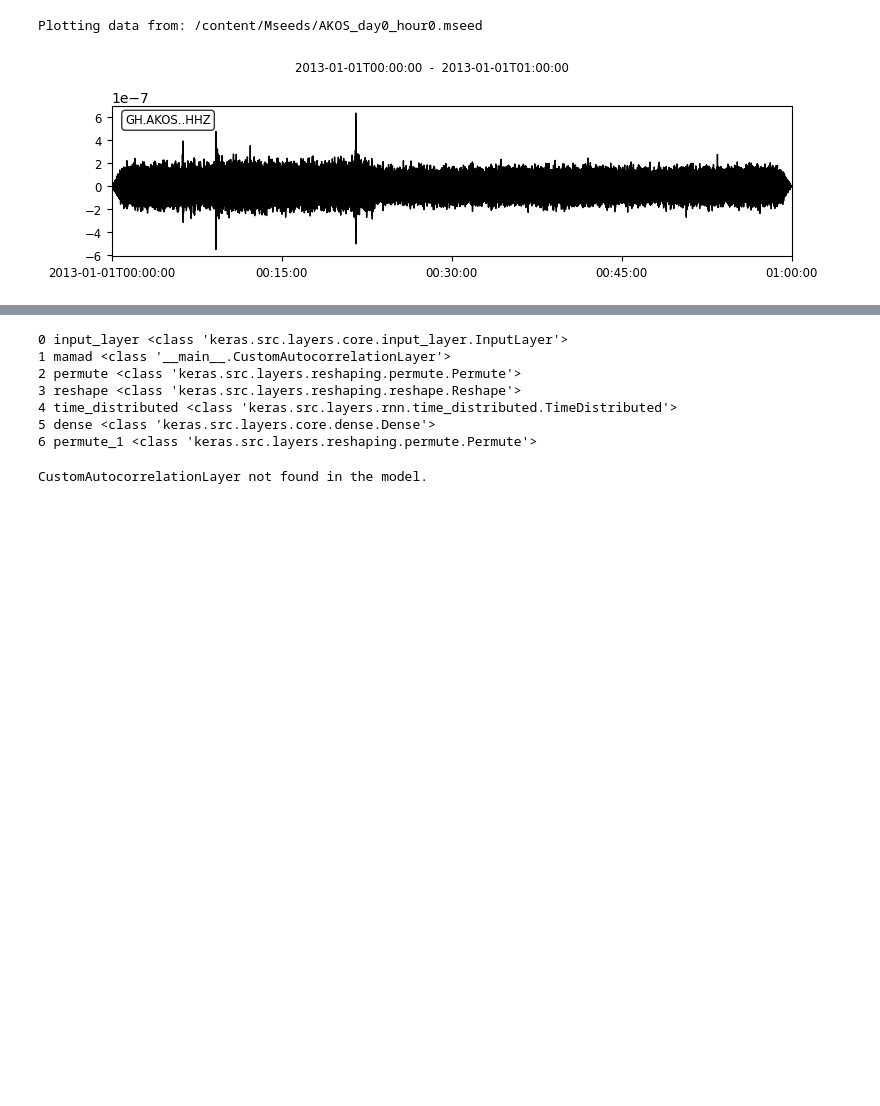
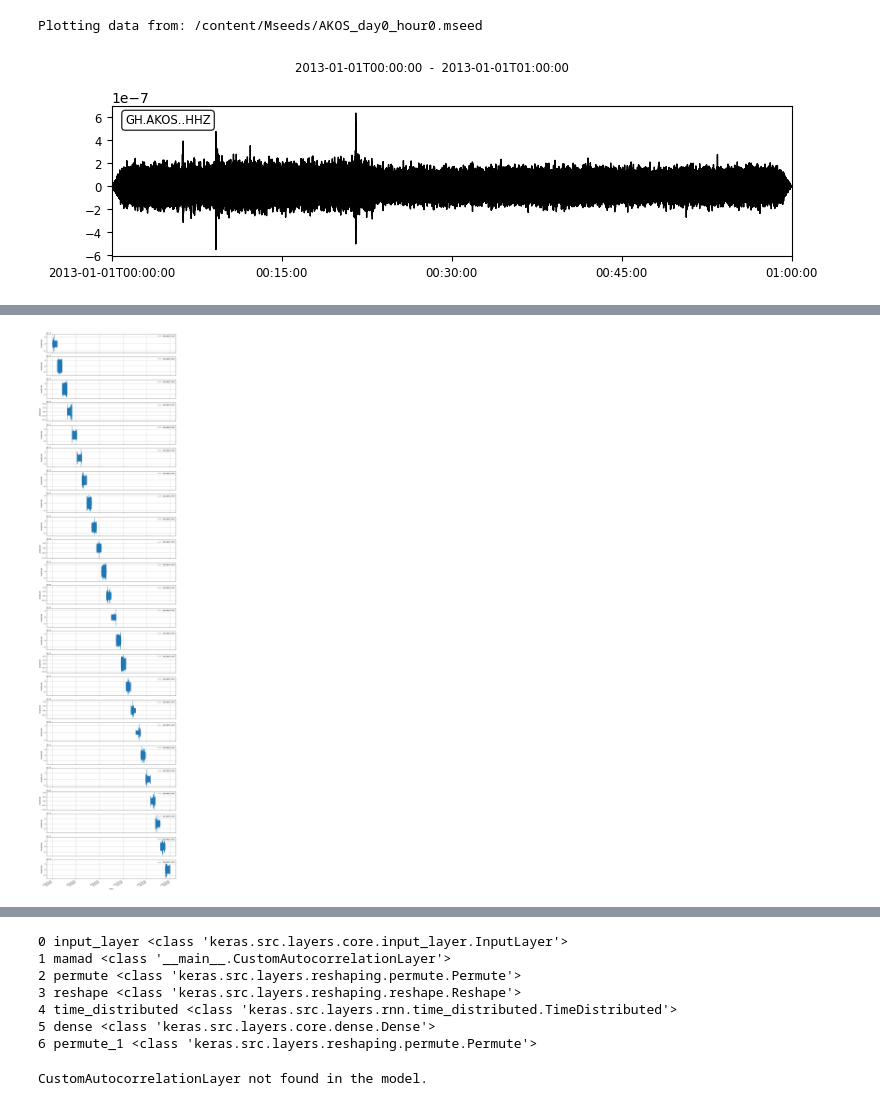
Before and after one commit to Mahdi-Miri/Signal_Proccesing, a Jupyter notebook: Signal_Proccesing.ipynb, the cells around one changed output, grey strips where cells are left out. Drawn from its saved outputs; the diff is of its cells as text; code cells hidden in the pictures; blank space fills up the shorter version.

```diff
--- a/Signal_Proccesing.ipynb
+++ b/Signal_Proccesing.ipynb
@@ -544,0 +545,76 @@ Plotting combined data...
+# %%
+# Import necessary libraries
+import glob
+from obspy import read
+import os
+import matplotlib.pyplot as plt
+import matplotlib.dates as mdates
+import re # Import the regular expression module for natural sorting
+
+# === STEP 1: DEFINE THE NATURAL SORTING FUNCTION ===
+# This function will be used as the key for sorting the file list.
+# It splits a filename into text and number parts, allowing for a natural sort.
+def natural_sort_key(s):
+    return [int(text) if text.isdigit() else text.lower()
+            for text in re.split('([0-9]+)', s)]
+
+# Define the directory containing the mseed files
+mseed_directory = "/content/Mseeds"
+
+# === STEP 2: FIND AND SORT FILES USING THE NEW KEY ===
+# Find all .mseed files in the directory
+all_files = glob.glob(os.path.join(mseed_directory, "*.mseed"))
+
+# Sort the files using our custom natural_sort_key
+mseed_files = sorted(all_files, key=natural_sort_key)
+
+# Check if any files were found
+if not mseed_files:
+    print(f"No .mseed files found in {mseed_directory}")
+else:
+    streams_to_plot = []
+    print(f"Reading {len(mseed_files)} mseed files from {mseed_directory} in the following order:")
+    # Optional: Print the sorted file order to verify
+    for f in mseed_files:
+        print(f"  - {os.path.basename(f)}")
+
+    for mseed_file in mseed_files:
+        try:
+            st = read(mseed_file)
+            streams_to_plot.append(st)
+        except Exception as e:
+            print(f"Error reading file {mseed_file}: {e}")
+
+    # === STEP 3: APPLY PLOT (NO CHANGES HERE) ===
+    if streams_to_plot:
+        print("\nPlotting individual streams in one window...")
+
+        # Create a figure and a set of subplots
+        fig, axes = plt.subplots(nrows=len(streams_to_plot), ncols=1, sharex=True, figsize=(12, 2 * len(streams_to_plot)))
+
+        # Handle the case of a single file, where 'axes' is not an array
+        if len(streams_to_plot) == 1:
+            axes = [axes]
+
+        # Loop through each sorted stream and its corresponding axis
+        for st, ax in zip(streams_to_plot, axes):
+            # Iterate through each Trace in the Stream
+            for tr in st:
+                # Use Matplotlib's plot() directly
+                ax.plot(tr.times("matplotlib"), tr.data, label=tr.id)
+
+            ax.set_ylabel("Amplitude")
+            ax.legend(loc='upper right') # Add a legend to identify traces
+            ax.grid(True) # Add a grid for better readability
+
+        # Format the shared x-axis to display dates nicely
+        axes[-1].xaxis.set_major_formatter(mdates.DateFormatter('%Y-%m-%d\n%H:%M:%S'))
+        fig.autofmt_xdate()
+
+        plt.xlabel("Time")
+        plt.tight_layout()
+        plt.show()
+
+    else:
+        print("No data to plot after attempting to read files.")
+# %% [output]
@@ -544,0 +638 @@ Plotting combined data...
+[figure, added]
```
Also changed, not shown: parts of 6 cells of this notebook.
